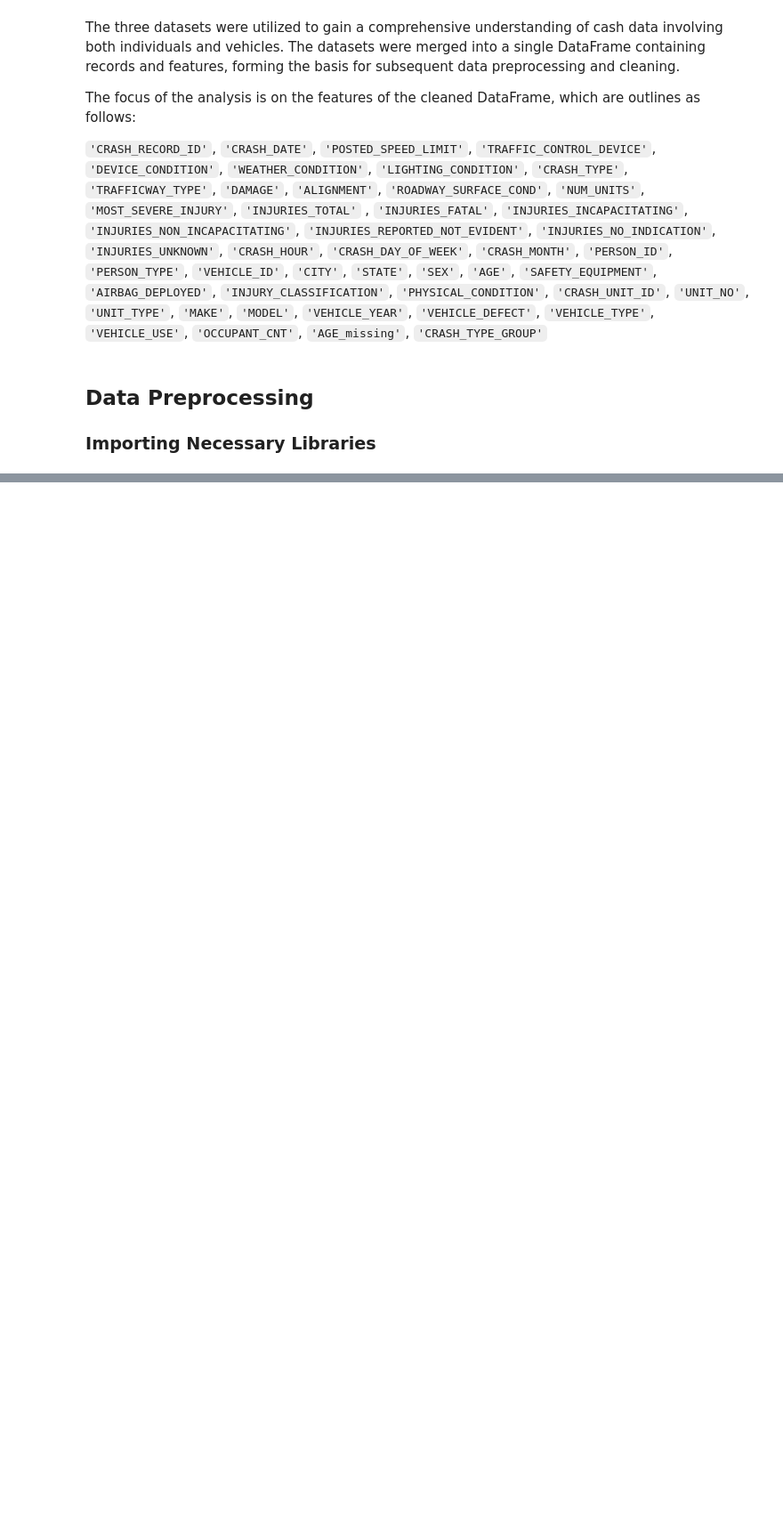
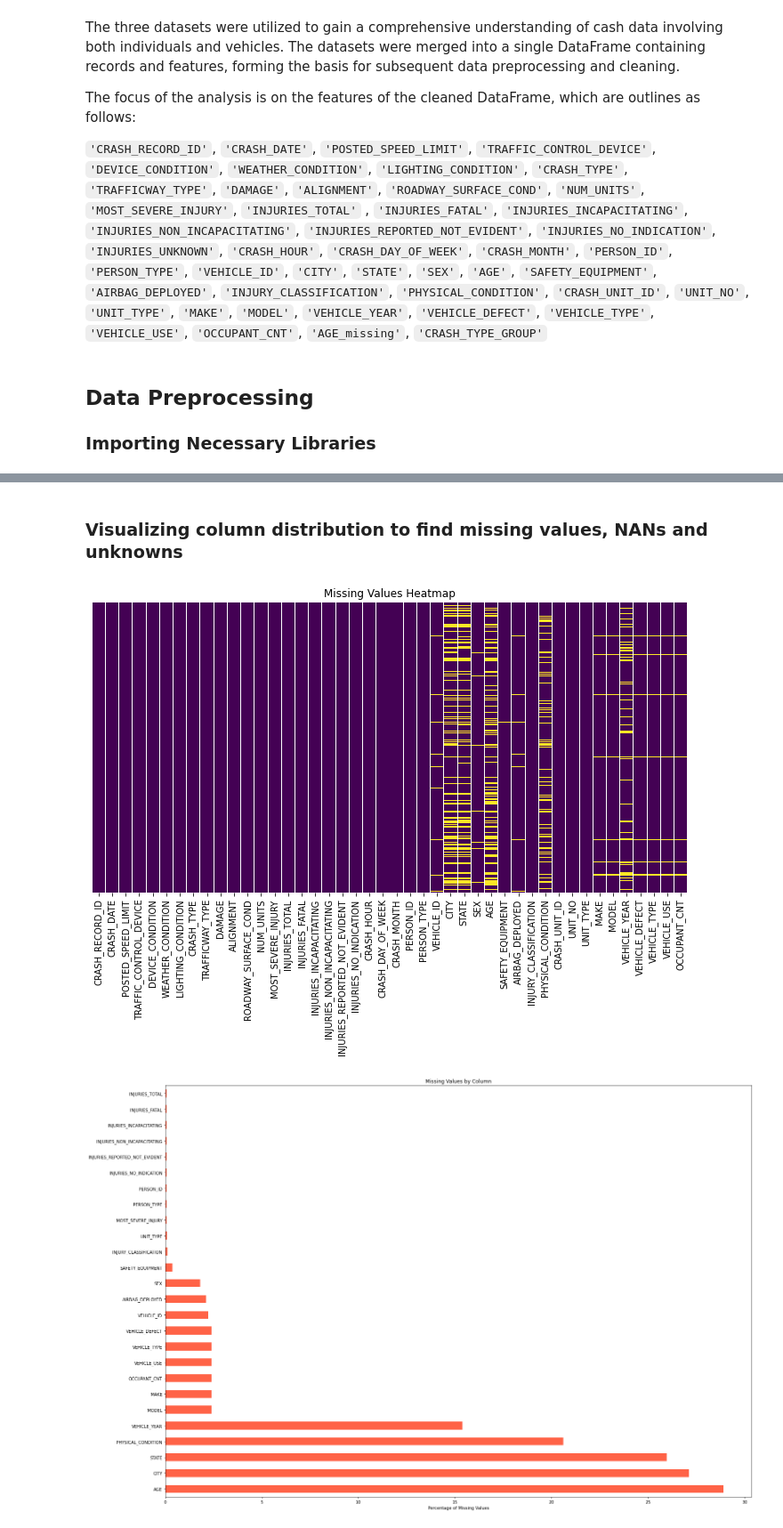
Before and after one commit to billysambasi/Group7_Phase4_Project, a Jupyter notebook: index.ipynb, the cells around one changed output, grey strips where cells are left out. Shown at 89% size. Saved outputs shown, nothing was run; the diff lists cells and outputs as text; code cells hidden in the pictures; blank space fills up the shorter version.

```diff
--- a/index.ipynb
+++ b/index.ipynb
@@ -113,0 +119,9 @@ warnings.filterwarnings("ignore")
+# %%
+processor = CrashDataProcessor(
+    crashes_path="data\cpd-traffic-crashes-crashes.csv",
+    people_path="data\cpd-traffic-crashes-people.csv",
+    vehicles_path="data\cpd-trafiic-crashes-vehicles.csv"
+)
+
+# Loading and merging the data
+processor.load_and_merge()
@@ -113,0 +150,7 @@ warnings.filterwarnings("ignore")
+# %% [markdown]
+### Visualizing column distribution to find missing values, NANs and unknowns
+# %%
+processor.visualize_missing_values_distributions()
+# %% [output]
+[figure, added]
+[figure, added]
```
Also changed, not shown: parts of 56 cells of this notebook.
